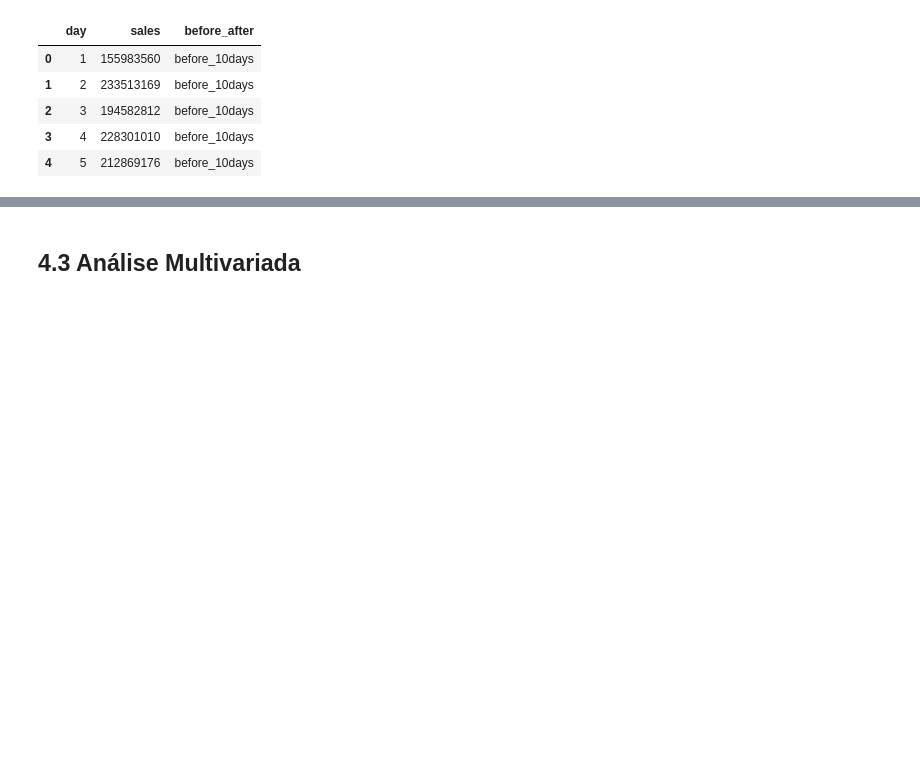
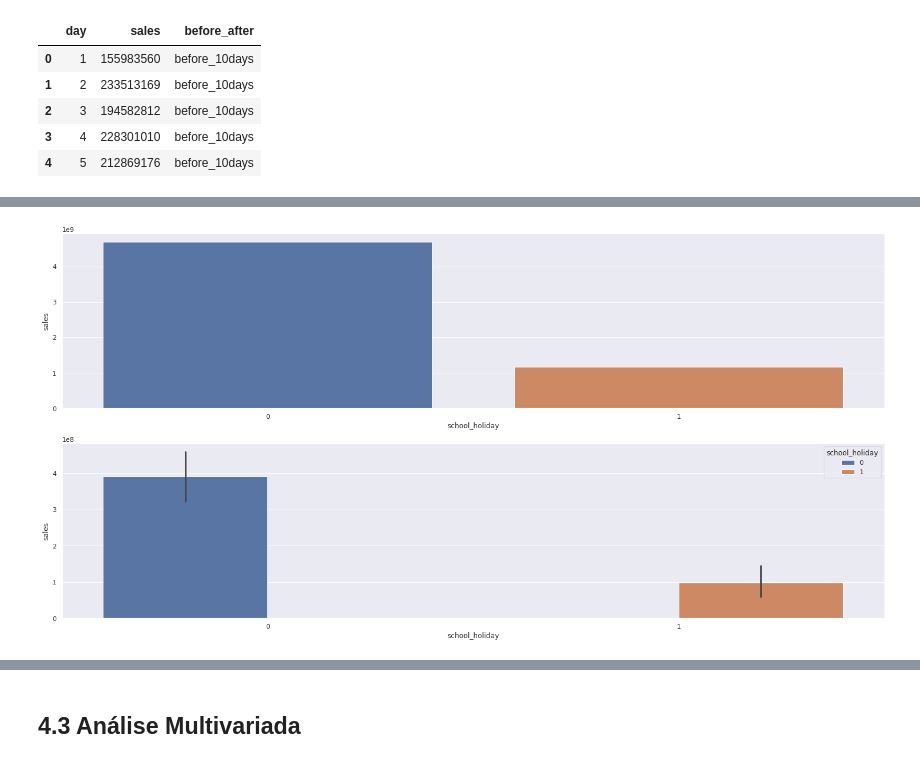
Before and after one commit to soaresvml/dsemproducao, a Jupyter notebook: m04_v01_store_sales_prediction.ipynb, the cells around one changed output, grey strips where cells are left out. Cells and saved outputs as stored; diff of their text form; code cells hidden in the pictures; blank space fills up the shorter version.

```diff
--- a/m04_v01_store_sales_prediction.ipynb
+++ b/m04_v01_store_sales_prediction.ipynb
@@ -366,0 +418,12 @@ KeyError: "['before_after'] not in index"
+# %%
+aux1=df4[['school_holiday','sales']].groupby('school_holiday').sum().reset_index()
+
+plt.subplot(2,1,1)
+sns.barplot(x='school_holiday',y='sales',data=aux1);
+
+aux2=df4[['month','school_holiday','sales']].groupby(['month','school_holiday']).sum().reset_index()
+
+plt.subplot(2,1,2)
+sns.barplot(x='school_holiday',y='sales',hue='school_holiday',data=aux2);
+# %% [output]
+[figure, added]
```
Also changed, not shown: parts of 42 cells of this notebook, 9 other files.
